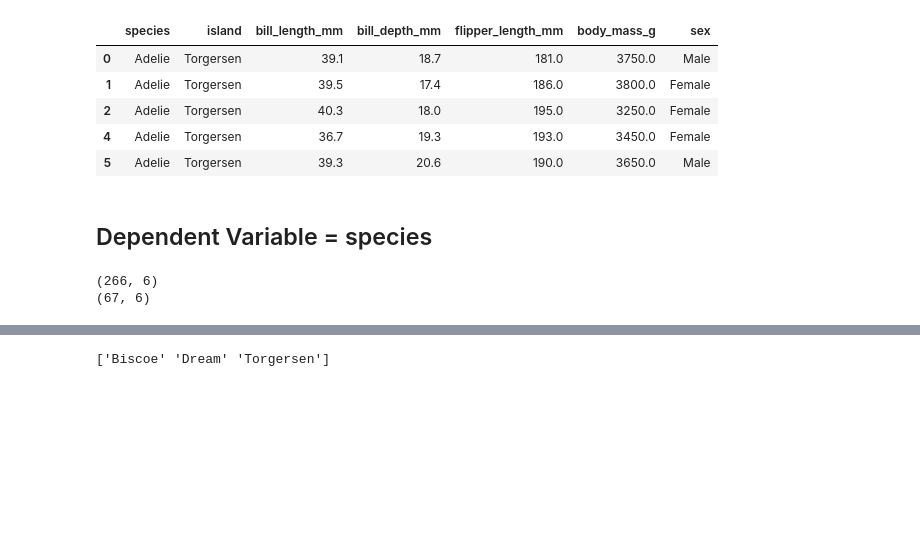
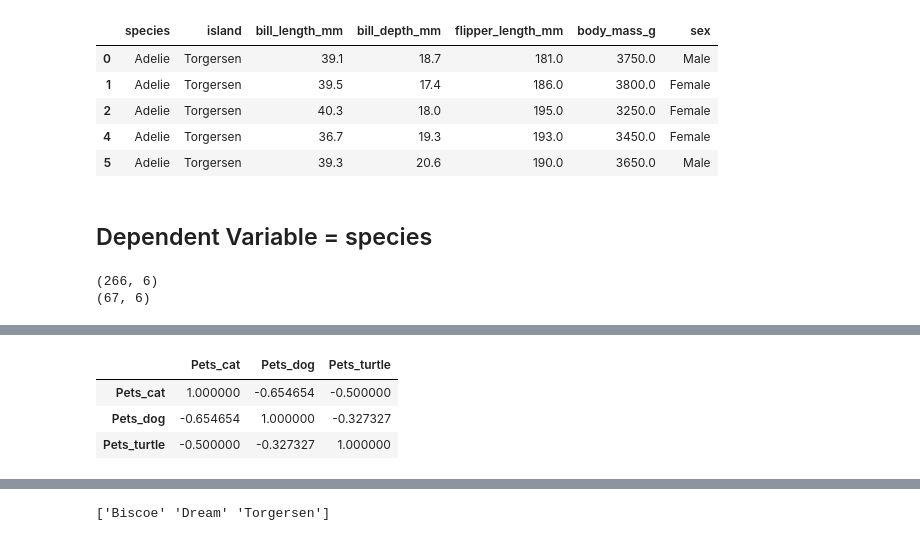
Before and after one commit to gitmystuff/DSChunks, a Jupyter notebook: One Hot.ipynb, the cells around one changed output, grey strips where cells are left out. Cells and saved outputs as stored; diff of their text form; code cells hidden in the pictures; blank space fills up the shorter version.

```diff
--- a/One Hot.ipynb
+++ b/One Hot.ipynb
@@ -77,0 +182,7 @@ print(X_test.shape)
+# %%
+pets_df.corr()
+# %% [output]
+|  | Pets_cat | Pets_dog | Pets_turtle |
+| Pets_cat | 1.000000 | -0.654654 | -0.500000 |
+| Pets_dog | -0.654654 | 1.000000 | -0.327327 |
+| Pets_turtle | -0.500000 | -0.327327 | 1.000000 |
```
Also changed, not shown: parts of 12 cells of this notebook.
